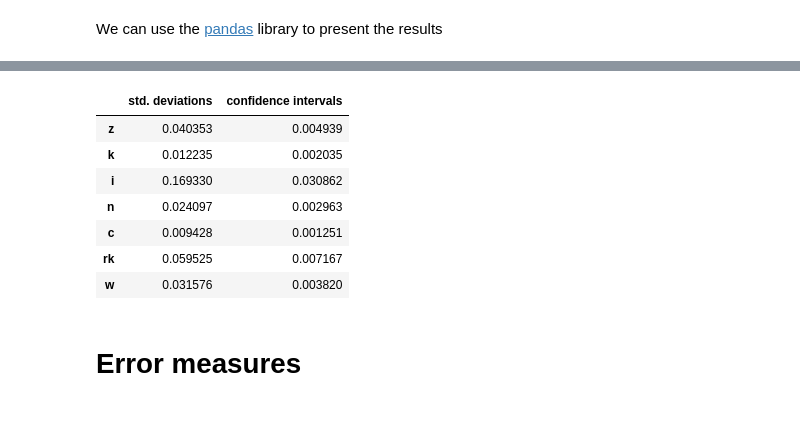
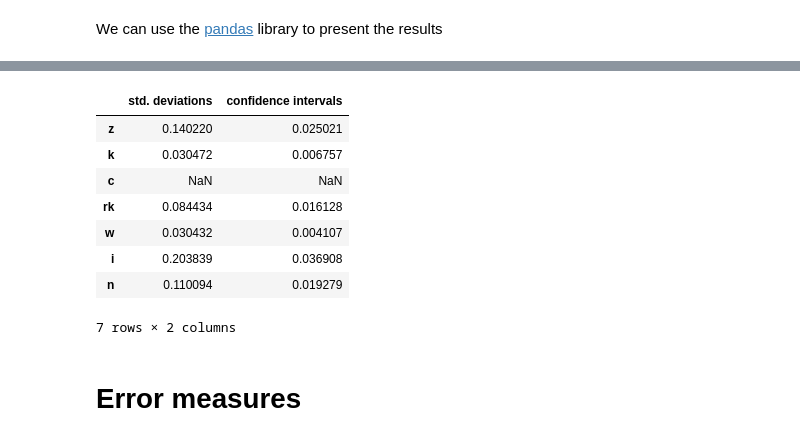
Before and after one commit to EconForge/dolo.py, a Jupyter notebook: examples/notebooks/rbc_model.ipynb, the cells around one changed output, grey strips where cells are left out. Drawn from its saved outputs; the diff is of its cells as text; code cells hidden in the pictures.

```diff
--- a/examples/notebooks/rbc_model.ipynb
+++ b/examples/notebooks/rbc_model.ipynb
@@ -115,7 +113,7 @@ show()
 # we will use the deterministic steady-state as a starting point
 s0 = model.calibration['states']
 # we also get the covariance matrix just in case
-sigma = model.calibration['covariances']
+sigma = model.covariances
 # %% [markdown]
 ## impulse response functions
 
@@ -182,13 +160,11 @@ scipy.io.savemat("export.mat", {'table': irf_array} )
 # %% [markdown]
 ## stochastic simulations
 # %%
-sim1 = simulate(model, dr_global, s0, sigma, n_exp=1000, horizon=40 )
-sim2 = simulate(model, dr_global, s1, sigma, n_exp=1000, horizon=40 )
-sim = (sim2-sim1).mean(axis=1)
+sim = simulate(model, dr_global, s0, sigma, n_exp=1000, horizon=40 )
 # now we run 1000 random simulations
-# the result is an array of size n_v x n_exp x H where
+# the result is an array of size H x n_v x n_exp where
+# - H the number of dates
 # - n_v is the number of variables
 # - n_exp the number of simulations
-# - H the number of dates
 print(sim.shape)
 # %% [output]
@@ -224,10 +204,10 @@ title('consumption')
 # %%
 # We can also make some statistics
-dsim = log(sim[:,:,1:]/sim[:,:,:-1]) # compute growth rates
-volat = dsim.std(axis=2) # compute volatility of growth rates for each simulation
+dsim = log(sim[1:,:,:]/sim[:-1,:,:,]) # compute growth rates
+volat = dsim.std(axis=0) # compute volatility of growth rates for each simulation
 table = column_stack([
-    volat.mean(axis=1),
-    volat.std(axis=1)
+    volat.mean(axis=0),
+    volat.std(axis=0)
 ])
 display(table)
 print('First column contains the standard deviations of growth rates.')
@@ -247,16 +231,17 @@ We can use the [pandas](pandas) library to present the results
 # %%
 import pandas
-df = pandas.DataFrame(table, index=model.variables, columns=['std. deviations','confidence intervals'])
+df = pandas.DataFrame(table, index=model.variables[:-1], columns=['std. deviations','confidence intervals'])
 df
 # %% [output]
 |  | std. deviations | confidence intervals |
-| z | 0.040353 | 0.004939 |
-| k | 0.012235 | 0.002035 |
-| i | 0.169330 | 0.030862 |
-| n | 0.024097 | 0.002963 |
-| c | 0.009428 | 0.001251 |
-| rk | 0.059525 | 0.007167 |
-| w | 0.031576 | 0.003820 |
+| z | 0.140220 | 0.025021 |
+| k | 0.030472 | 0.006757 |
+| c | NaN | NaN |
+| rk | 0.084434 | 0.016128 |
+| w | 0.030432 | 0.004107 |
+| i | 0.203839 | 0.036908 |
+| n | 0.110094 | 0.019279 |
+7 rows × 2 columns
 # %%
 # export to matlab
 # - stochastic simulations are already stored as an array
```
Also changed, not shown: parts of 17 cells of this notebook, 6 other files.
